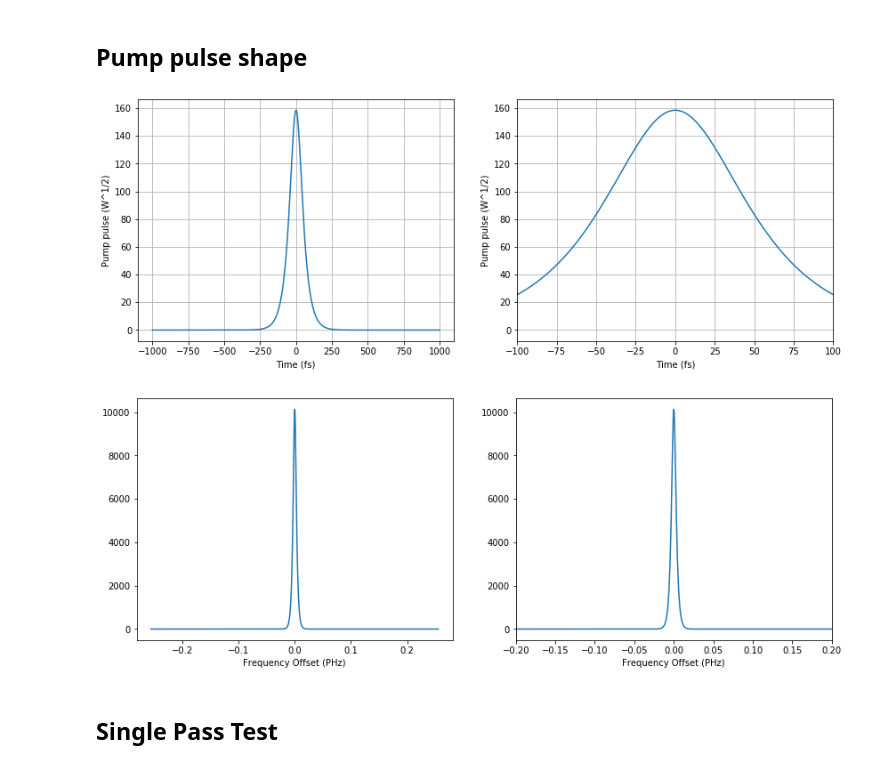
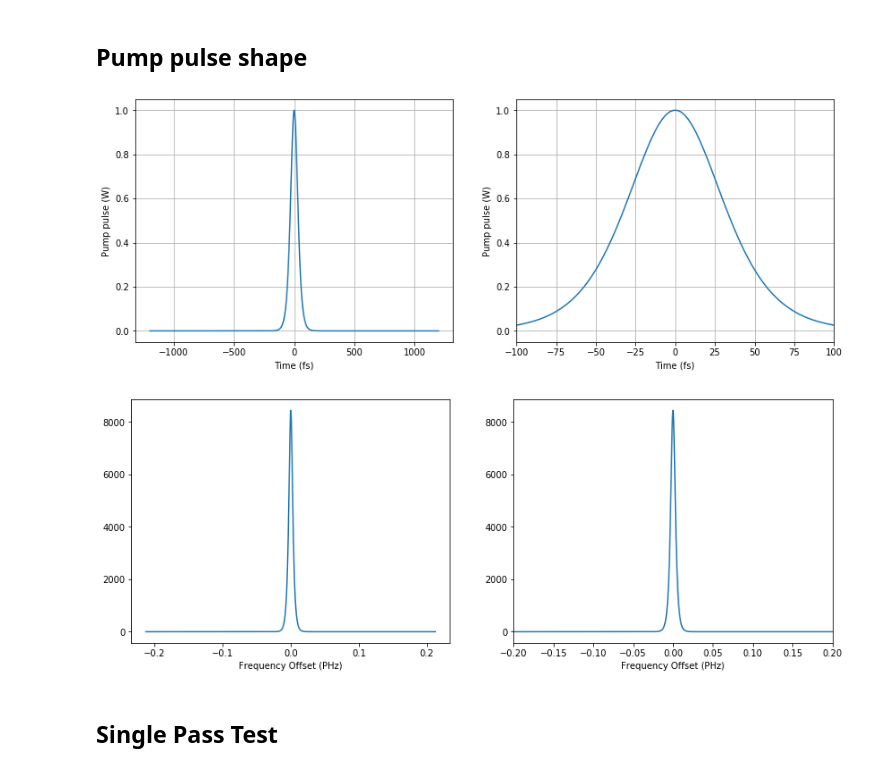
Before and after one commit to ledezmaluism/snow, a Jupyter notebook: Notebooks/Nonlinear_Pulse_3.ipynb, the cells around one changed output. Cells and saved outputs as stored; diff of their text form; code cells hidden in the pictures.

```diff
--- a/Notebooks/Nonlinear_Pulse_3.ipynb
+++ b/Notebooks/Nonlinear_Pulse_3.ipynb
@@ -105,7 +105,7 @@ def opo(b_input, N, L, h, Da, Db, fb, kappa):
 #Simulation window setup
 NFFT = 2**10 #Fourier size
 
-Tmax = 1000 #(fs) window will go from -Tmax to Tmax)
+Tmax = 1200 #(fs) window will go from -Tmax to Tmax)
 t = np.linspace(-Tmax, Tmax, NFFT)
 ts = t[1]-t[0] #Sampling period
 print('Sampling Rate =', ts, 'fs')
@@ -200,32 +203,32 @@ ax2.set_ylabel('Dispersion Operator Phase for Pump');
 # %%
 tau = Tp/1.76
 b = np.sqrt(0.88*4e6/Tp*pump_pwr)/np.cosh(t/tau)
 B = fft(b,NFFT)
 
 fig = plt.figure()
 ax1 = fig.add_subplot(121)
 ax2 = fig.add_subplot(122)
-ax1.plot(t,b)
+ax1.plot(t,(b/np.amax(b))**2)
 ax1.grid()
-ax2.plot(t,b)
+ax2.plot(t,(b/np.amax(b))**2)
 ax2.grid()
 ax2.set_xlim(-100,100)
 ax1.set_xlabel('Time (fs)');
 ax2.set_xlabel('Time (fs)');
-ax1.set_ylabel('Pump pulse (W^1/2)');
-ax2.set_ylabel('Pump pulse (W^1/2)');
+ax1.set_ylabel('Pump pulse (W)');
+ax2.set_ylabel('Pump pulse (W)');
 
 fig = plt.figure()
 ax1 = fig.add_subplot(121)
 ax1.plot(fftshift(Omega)/(2*pi),fftshift(np.abs(B)))
 ax2 = fig.add_subplot(122)
 ax2.plot(fftshift(Omega)/(2*pi),fftshift(np.abs(B)))
 ax2.set_xlim(-0.2,0.2)
 ax1.set_xlabel('Frequency Offset (PHz)');
 ax2.set_xlabel('Frequency Offset (PHz)');
 # %% [output]
-[figure, old version]
+[figure, new version]
-[figure, old version]
+[figure, new version]
 # %% [markdown]
 ## Single Pass Test
 # %%
```
Also changed, not shown: parts of 10 cells of this notebook.
